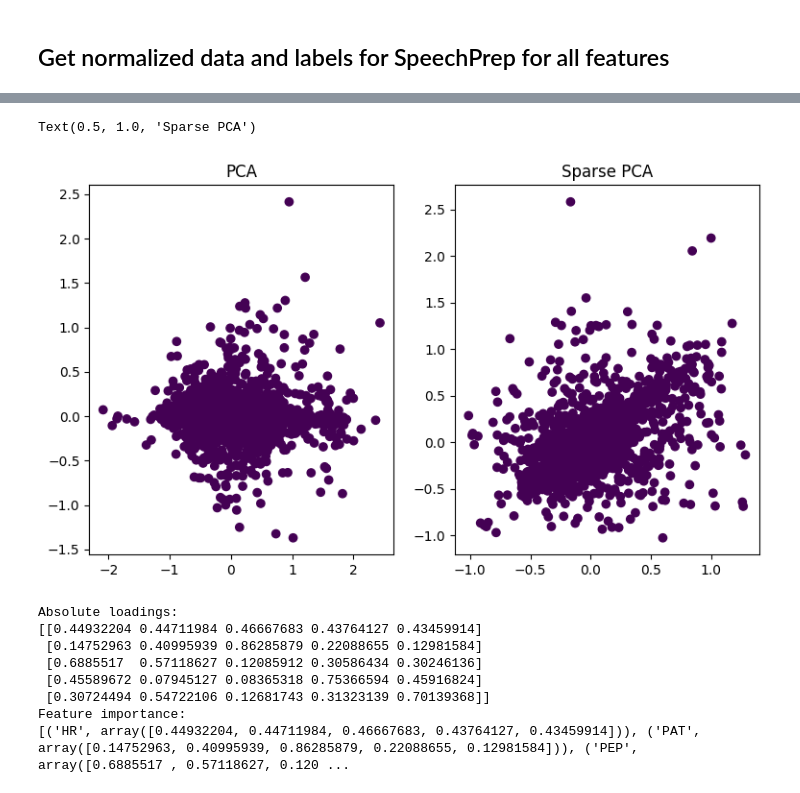
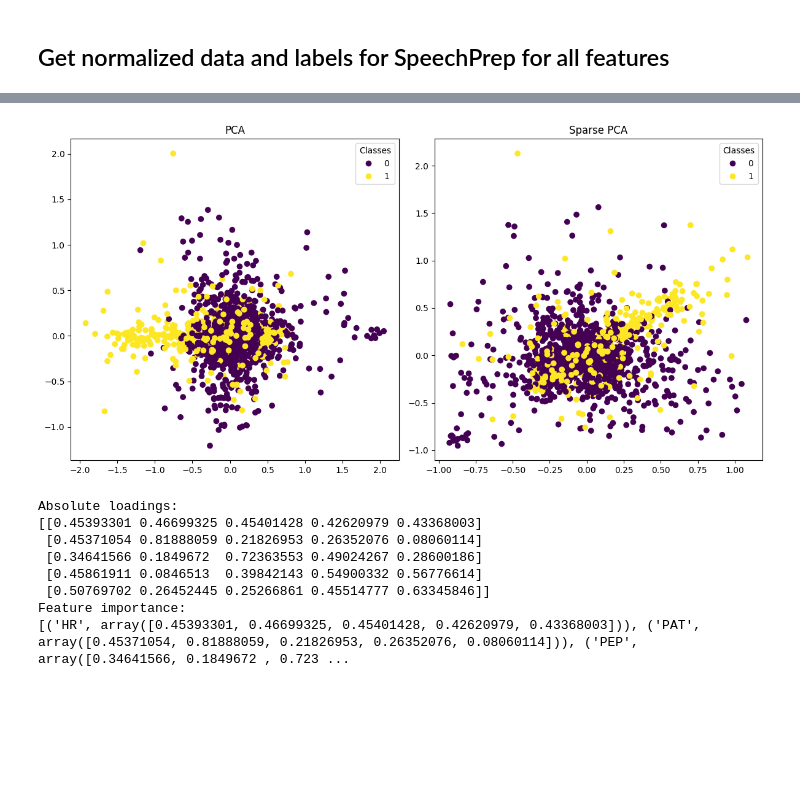
Before and after one commit to zhangster12/BMED-6517-Sp-24-Team-1, a Jupyter notebook: Clustering/mi_ht_cluster.ipynb, the cells around one changed output, grey strips where cells are left out. Drawn from its saved outputs; the diff is of its cells as text; code cells hidden in the pictures; blank space fills up the shorter version.

```diff
--- a/Clustering/mi_ht_cluster.ipynb
+++ b/Clustering/mi_ht_cluster.ipynb
@@ -137,6 +97,14 @@ for subj_index, subj_id in enumerate(SUBJECT_LIST):
 # Normalize to baseline
 # %%
 # %% Baseline correction (normalization)
+
+# Determine MI (Myocardial Infarction) vs. HT (Healthy Control) status based on subject identifier
+mi_subjects = ["3128", "3129", "3130", "3131", "3132", "3133", "3136", "3137", "3138", "3139",
+               "3140", "3141", "3142", "3143", "3147", "3148", "3149", "3150", "3151", "3152",
+               "3153", "3154", "3155", "3156", "3158", "3159", "3160", "3162"]
+
+# Healthy Control subjects
+ht_subjects = ["6037", "6038", "6043", "6044", "6045", "6046", "6047", "6048", "6049"]
 
 # Initialize lists to store mean difference, normalized data, and labels
 mean_difference_all = []  # Stores the mean difference between feature and baseline for all subjects, stimuli, and features
@@ -169,7 +137,8 @@ for subject_index, subject_id in enumerate(SUBJECT_LIST):
             mean_difference_all.append(mean_difference)
 
             # Normalize the data and assign labels
-            if stimulus_index == 0:
+
+            if subject_id in mi_subjects:
                 # Baseline data
                 normalized_data = (baseline_midpoint - np.mean(baseline_midpoint)) / np.mean(baseline_midpoint)
                 labels = np.zeros_like(normalized_data)  # Assign label 0
@@ -280,24 +229,36 @@ y = labels_cleaned
 # %%
 # Perform PCA
 pca = PCA(n_components=5)
 pca.fit(X)
 X_pca = pca.transform(X)
 
 # Perform SparsePCA
 spca = SparsePCA(n_components=5)
 spca.fit(X)
 X_spca = spca.transform(X)
 
-fig, axes = plt.subplots(1,2,figsize=(9,5))
+# Create subplots
+fig, axes = plt.subplots(1, 2, figsize=(12, 6))
 
-axes[0].scatter(X_pca[:,0], X_pca[:,1],c=y)
+# Plot PCA results
+scatter_pca = axes[0].scatter(X_pca[:, 0], X_pca[:, 1], c=y, label='PCA')
 axes[0].set_title('PCA')
 
-axes[1].scatter(X_spca[:,0], X_spca[:,1],c=y)
+# Plot Sparse PCA results
+scatter_spca = axes[1].scatter(X_spca[:, 0], X_spca[:, 1], c=y, label='Sparse PCA')
 axes[1].set_title('Sparse PCA')
+
+# Add legend to both subplots
+legend_pca = axes[0].legend(*scatter_pca.legend_elements(), title='Classes')
+legend_spca = axes[1].legend(*scatter_spca.legend_elements(), title='Classes')
+
+# Combine legends
+#fig.legend([scatter_pca, scatter_spca], labels=['PCA', 'Sparse PCA'], loc='upper center', bbox_to_anchor=(0.5, 1.05), ncol=2)
+
+plt.tight_layout()
+plt.show()
 # %% [output]
-Text(0.5, 1.0, 'Sparse PCA')
-[figure, old version]
+[figure, new version]
 # %%
 # Plot PCA results
 #fig, axes = plt.subplots(1, 2, figsize=(16, 4))
@@ -323,13 +284,13 @@ print("Feature importance:")
 print(feature_importance)
 # %% [output]
 Absolute loadings:
-[[0.44932204 0.44711984 0.46667683 0.43764127 0.43459914]
- [0.14752963 0.40995939 0.86285879 0.22088655 0.12981584]
- [0.6885517  0.57118627 0.12085912 0.30586434 0.30246136]
- [0.45589672 0.07945127 0.08365318 0.75366594 0.45916824]
- [0.30724494 0.54722106 0.12681743 0.31323139 0.70139368]]
+[[0.45393301 0.46699325 0.45401428 0.42620979 0.43368003]
+ [0.45371054 0.81888059 0.21826953 0.26352076 0.08060114]
+ [0.34641566 0.1849672  0.72363553 0.49024267 0.28600186]
+ [0.45861911 0.0846513  0.39842143 0.54900332 0.56776614]
+ [0.50769702 0.26452445 0.25266861 0.45514777 0.63345846]]
 Feature importance:
-[('HR', array([0.44932204, 0.44711984, 0.46667683, 0.43764127, 0.43459914])), ('PAT', array([0.14752963, 0.40995939, 0.86285879, 0.22088655, 0.12981584])), ('PEP', array([0.6885517 , 0.57118627, 0.120 ...
+[('HR', array([0.45393301, 0.46699325, 0.45401428, 0.42620979, 0.43368003])), ('PAT', array([0.45371054, 0.81888059, 0.21826953, 0.26352076, 0.08060114])), ('PEP', array([0.34641566, 0.1849672 , 0.723 ...
 # %%
 from sklearn.cluster import KMeans
 
```
Also changed, not shown: parts of 12 cells of this notebook.
